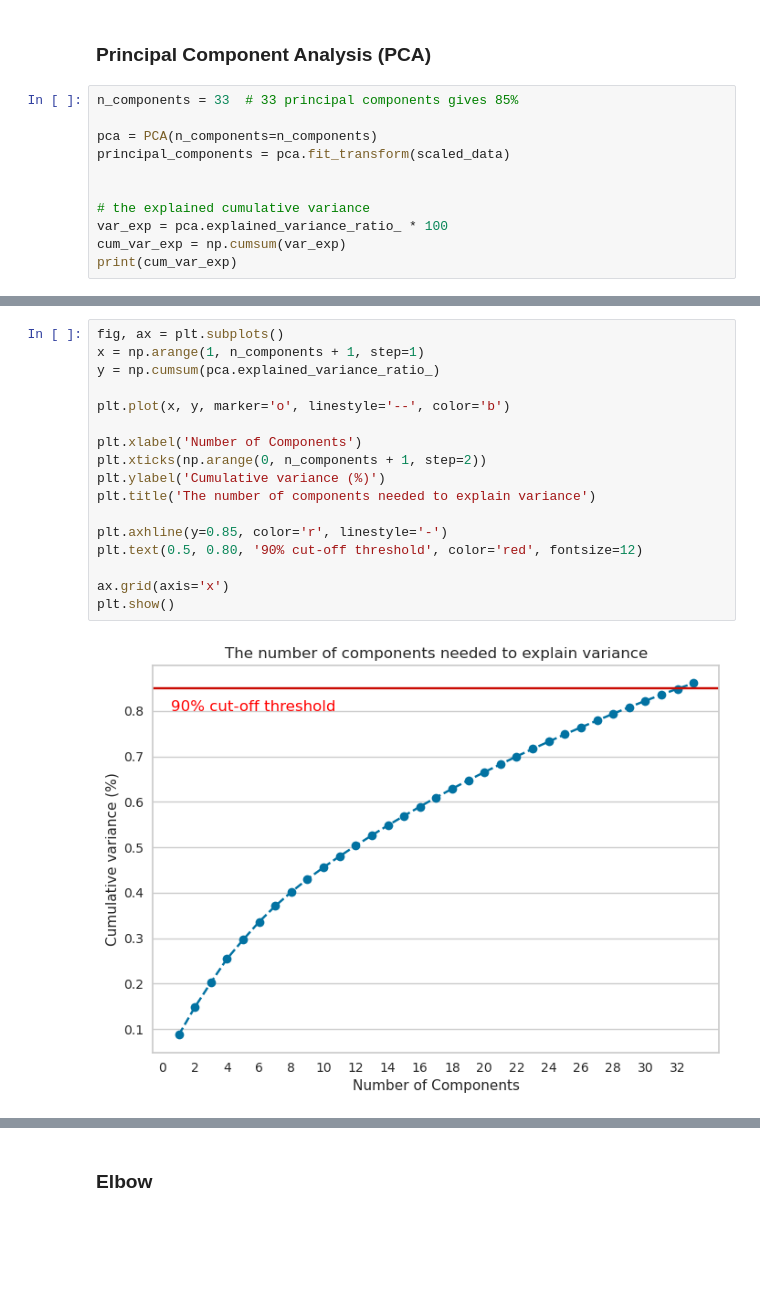
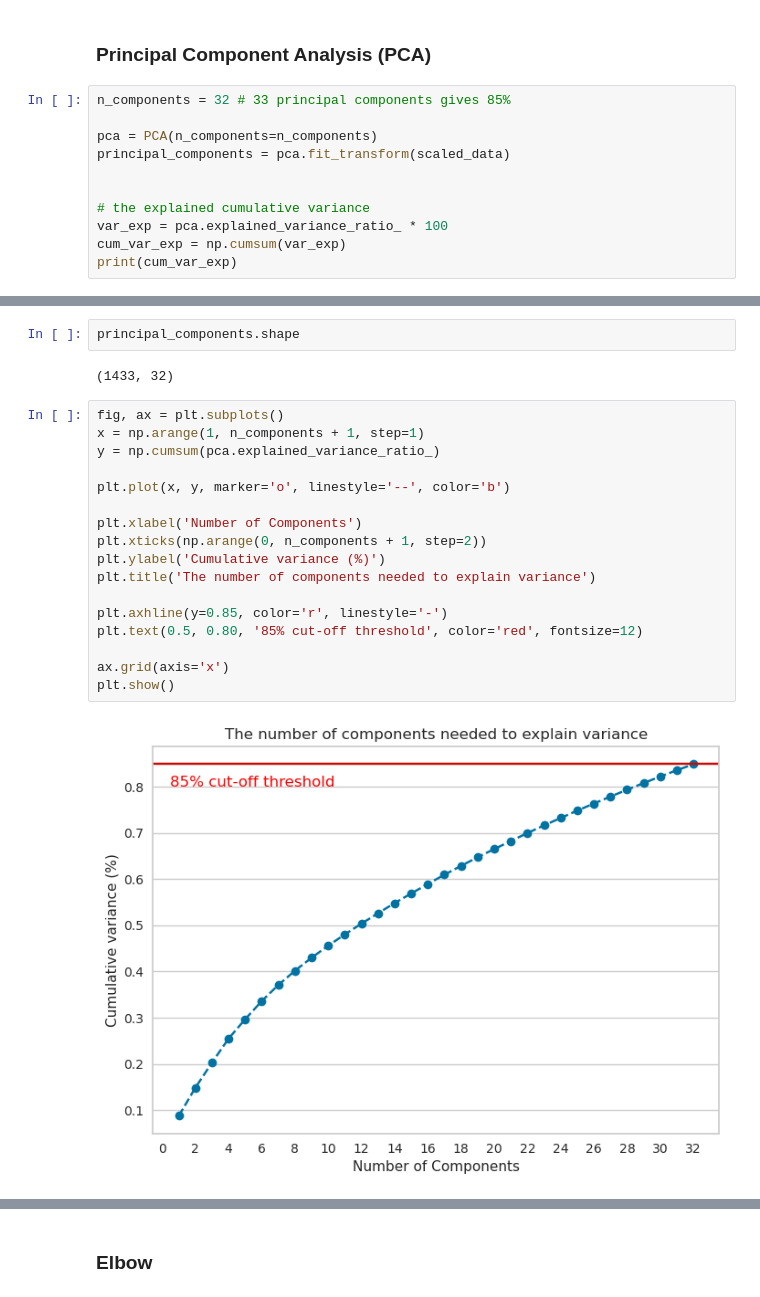
Before and after one commit to gulomovazukhrakhon/kaggle, a Jupyter notebook: mental-health-in-tech.ipynb, the cells around one changed output, grey strips where cells are left out. Saved outputs shown, nothing was run; the diff lists cells and outputs as text; blank space fills up the shorter version.

```diff
--- a/mental-health-in-tech.ipynb
+++ b/mental-health-in-tech.ipynb
@@ -1088,7 +1068,7 @@ plt.show()
 # %% [markdown]
 ### Principal Component Analysis (PCA)
 # %%
-n_components = 33  # 33 principal components gives 85%
+n_components = 32 # 33 principal components gives 85%
 
 pca = PCA(n_components=n_components)
 principal_components = pca.fit_transform(scaled_data)
@@ -1145,22 +1088,26 @@ reduced_scaled_df.head()
+# %%
+principal_components.shape
+# %% [output]
+(1433, 32)
 # %%
 fig, ax = plt.subplots()
 x = np.arange(1, n_components + 1, step=1)
 y = np.cumsum(pca.explained_variance_ratio_)
 
 plt.plot(x, y, marker='o', linestyle='--', color='b')
 
 plt.xlabel('Number of Components')
 plt.xticks(np.arange(0, n_components + 1, step=2))
 plt.ylabel('Cumulative variance (%)')
 plt.title('The number of components needed to explain variance')
 
 plt.axhline(y=0.85, color='r', linestyle='-')
-plt.text(0.5, 0.80, '90% cut-off threshold', color='red', fontsize=12)
+plt.text(0.5, 0.80, '85% cut-off threshold', color='red', fontsize=12)
 
 ax.grid(axis='x')
 plt.show()
 # %% [output]
-[figure, old version]
+[figure, new version]
 # %%
 var = pca.explained_variance_
 labels = [f'PC{i}' for i in list(range(1, n_components + 1))]
```
Also changed, not shown: parts of 18 cells of this notebook.
